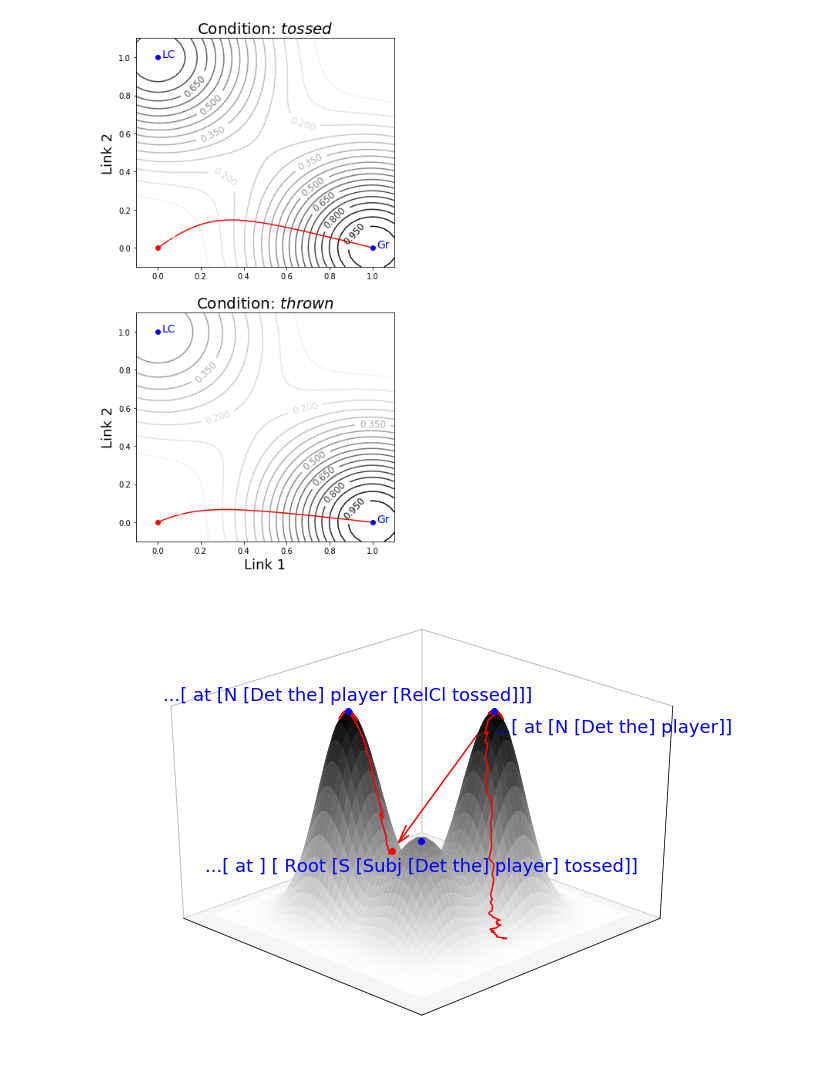
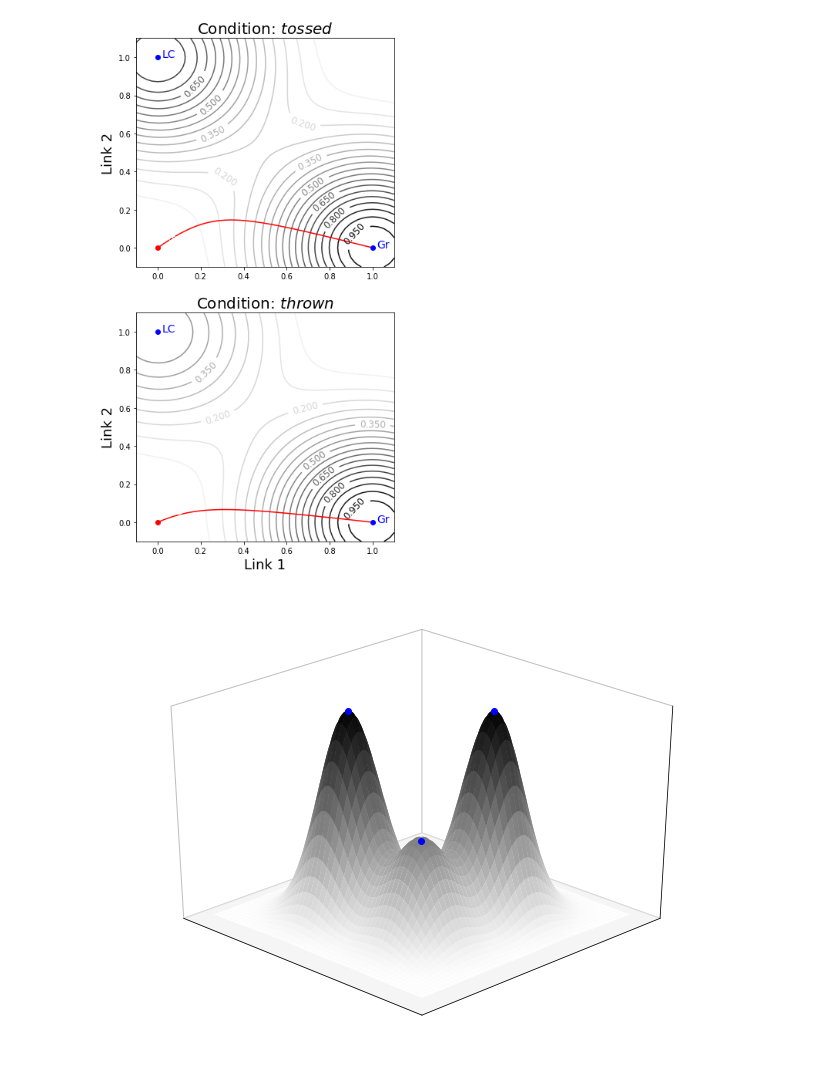
Before and after one commit to garrett-m-smith/SmithTaborICCM2018, a Jupyter notebook: Model/ICCMLocalCoherence00.ipynb, the cells around one changed output. Saved outputs shown, nothing was run; the diff lists cells and outputs as text; code cells hidden in the pictures.

```diff
--- a/Model/ICCMLocalCoherence00.ipynb
+++ b/Model/ICCMLocalCoherence00.ipynb
@@ -243,34 +247,35 @@ for i in range(len(currharm)):
 # %%
 #%matplotlib notebook
 #%matplotlib inline
 from mpl_toolkits.mplot3d import axes3d
 fig = plt.figure()
 fig.set_figheight(8)
 fig.set_figwidth(11)
 ax = fig.gca(projection='3d')
 ax.grid(False)
 ax.plot_surface(XX, YY, Z, cmap='binary', alpha=0.95)#'coolwarm_r')
-ax.plot3D(traj[0:tstop-1,0], traj[0:tstop-1,1], currharm[0:tstop-1], 'r-')
-ax.plot3D(traj[tstop+1:,0], traj[tstop+1:,1], currharm[tstop+1:], 'r-')
-ax.plot([0.4], [1.], [0.4], 'ro')
-ax.quiver(0, 0, 1., 0.4, 1.0, -0.6, edgecolor='r', length=0.94, arrow_length_ratio=0.1)
+#ax.plot3D(traj[0:tstop-1,0], traj[0:tstop-1,1], currharm[0:tstop-1], 'r-')
+#ax.plot3D(traj[tstop+1:,0], traj[tstop+1:,1], currharm[tstop+1:], 'r-')
+#ax.plot([0.4], [1.], [0.4], 'ro')
+#ax.quiver(0, 0, 1., 0.4, 1.0, -0.6, edgecolor='r', length=0.94, arrow_length_ratio=0.1)
 
 # making it look good
 ax.view_init(elev=30., azim=135) #-55
 ax.set_xticks([])
 ax.set_yticks([])
 ax.set_zticks([])
 ax.xaxis.pane.set_edgecolor('gray')
 ax.yaxis.pane.set_edgecolor('gray')
 ax.xaxis.pane.fill = False
 ax.yaxis.pane.fill = False
 #ax.zaxis.pane.fill = False
 ax.plot([0, 0, 1], [0, 1, 1], [1., 0.5, 1.], 'bo')
-ax.text(0, 0, 0.9, '...[ at [N [Det the] player]]', size=18, color='b', horizontalalignment='left')
-ax.text(0, 1., 0.35, '...[ at ] [ Root [S [Subj [Det the] player] tossed]]', size=18, color='b',
-        horizontalalignment='center')
-ax.text(1., 1, 1.05, '...[ at [N [Det the] player [RelCl tossed]]]', size=18, color='b', horizontalalignment='center')
+#ax.text(0, 0, 0.9, '...[ at [N [Det the] player]]', size=18, color='b', horizontalalignment='left')
+#ax.text(0, 1., 0.35, '...[ at ] [ Root [S [Subj [Det the] player] tossed]]', size=18, color='b',
+#        horizontalalignment='center')
+#ax.text(1., 1, 1.05, '...[ at [N [Det the] player [RelCl tossed]]]', size=18, color='b', horizontalalignment='center')
 plt.show()
-fig.savefig('ToyHarmonySurface.pdf', bbox_inches='tight')
+#fig.savefig('ToyHarmonySurface.pdf', bbox_inches='tight')
+fig.savefig('ToyHarmonySurfaceNoLabels.pdf', bbox_inches='tight')
 # %% [output]
-[figure, old version]
+[figure, new version]
```
Also changed, not shown: parts of 2 cells of this notebook, 18 other files.
